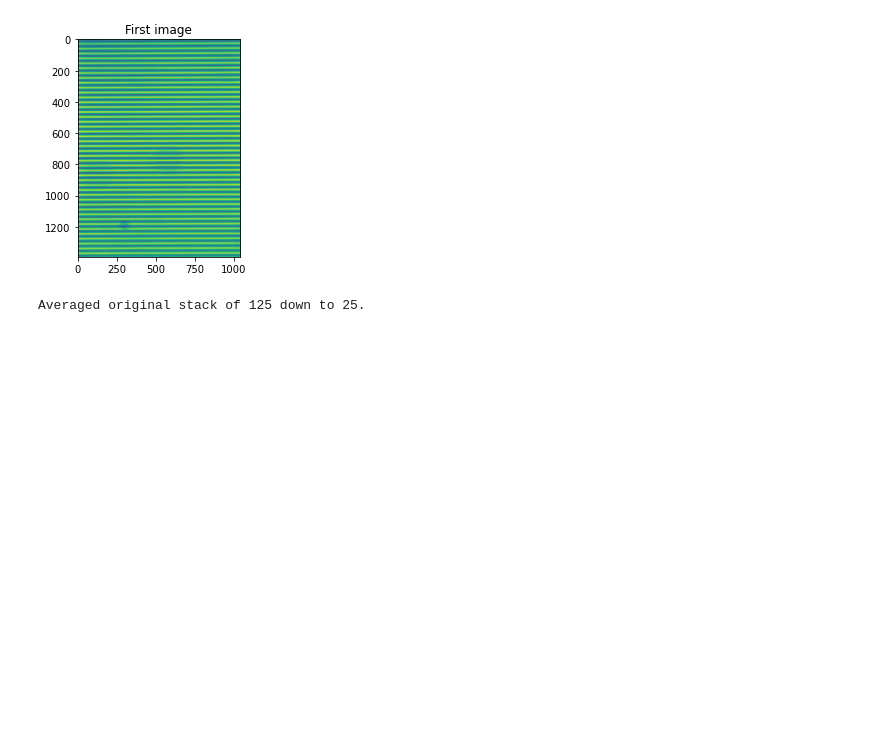
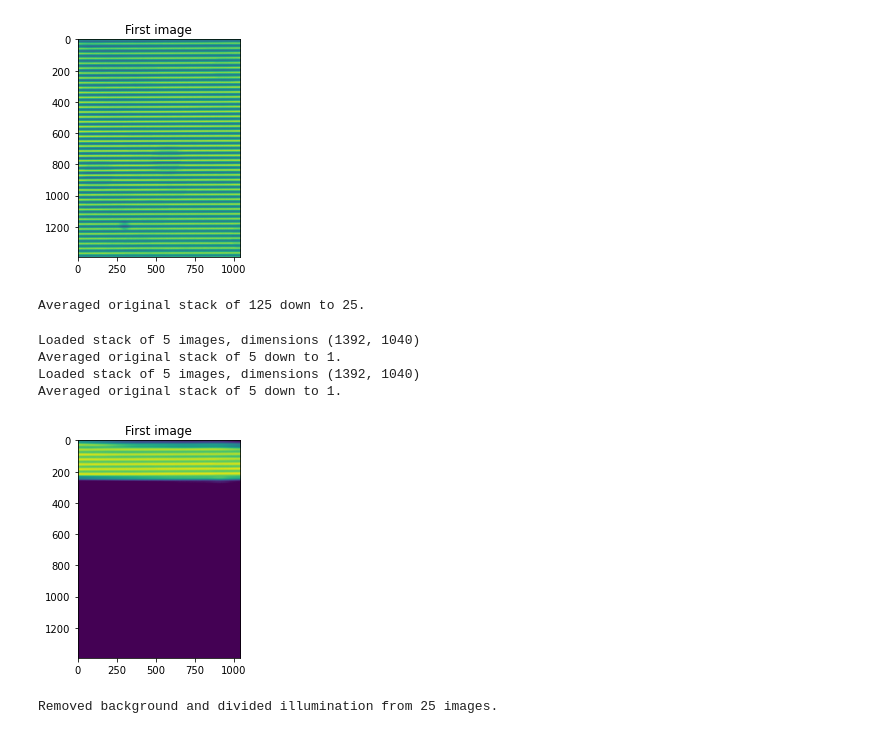
Before and after one commit to kwokkenton/optea, a Jupyter notebook: Srayan_averaging/averaging.ipynb, the cells around one changed output. Cells and saved outputs as stored; diff of their text form; code cells hidden in the pictures; blank space fills up the shorter version.

Commit message:
remove background (suspicious behaviour here...)

```diff
--- a/Srayan_averaging/averaging.ipynb
+++ b/Srayan_averaging/averaging.ipynb
@@ -27,20 +28,45 @@ imgs =  load_stack(img_path)
 [figure]
 Loaded stack of 125 images, dimensions (1392, 1040)
 # %%
-def average_stack(imgs, im_per_pos=5):
+def average_stack(imgs, im_per_pos=5, show=False):
     # adapted from: https://stackoverflow.com/a/69721142
     image_sets = imgs.reshape((len(imgs)//im_per_pos, im_per_pos, imgs.shape[1], imgs.shape[2]))
     avg_stack = np.mean(image_sets, axis=1)
-    plt.imshow(avg_stack[0])
-    plt.title('First image')
-    plt.show()
+    if show:
+        plt.imshow(avg_stack[0])
+        plt.title('First image')
+        plt.show()
     print(f"Averaged original stack of {len(imgs)} down to {len(avg_stack)}.")
     return avg_stack
 # %%
-avg_stack = average_stack(imgs)
+avg_stack = average_stack(imgs, show=True)
 # %% [output]
 [figure]
 Averaged original stack of 125 down to 25.
+# %%
+def remove_background(imgs, bg_light, bg_dark, show=False):
+    # adapted from: https://stackoverflow.com/a/73082666
+    imgs_minus_bg = np.clip(imgs - bg_dark, 0, imgs.max())
+    light_minus_bg = np.clip(bg_light - bg_dark, 0, bg_light.max())
+    divided = np.clip(imgs_minus_bg - light_minus_bg, 0, imgs_minus_bg.max())
+    if show:
+        plt.imshow(divided[0])
+        plt.title('First image')
+        plt.show()
+    print(f"Removed background and divided illumination from {len(divided)} images.")
+    return divided
+# %%
+bg_light_path = bg_dir + '/2023-01-17 bg light f-a'
+bg_dark_path = bg_dir + '/2023-01-17 bg dark f-a'
+bg_light = average_stack(load_stack(bg_light_path))
+bg_dark = average_stack(load_stack(bg_dark_path))
+# %% [output]
+Loaded stack of 5 images, dimensions (1392, 1040)
+Averaged original stack of 5 down to 1.
+Loaded stack of 5 images, dimensions (1392, 1040)
+Averaged original stack of 5 down to 1.
 # %%
-def remove_background(imgs, bg_light, bg_dark):
-    pass
+divided = remove_background(avg_stack, bg_light, bg_dark, show=True)
+# %% [output]
+[figure, added]
+Removed background and divided illumination from 25 images.
```
Also changed, not shown: parts of 2 cells of this notebook.
